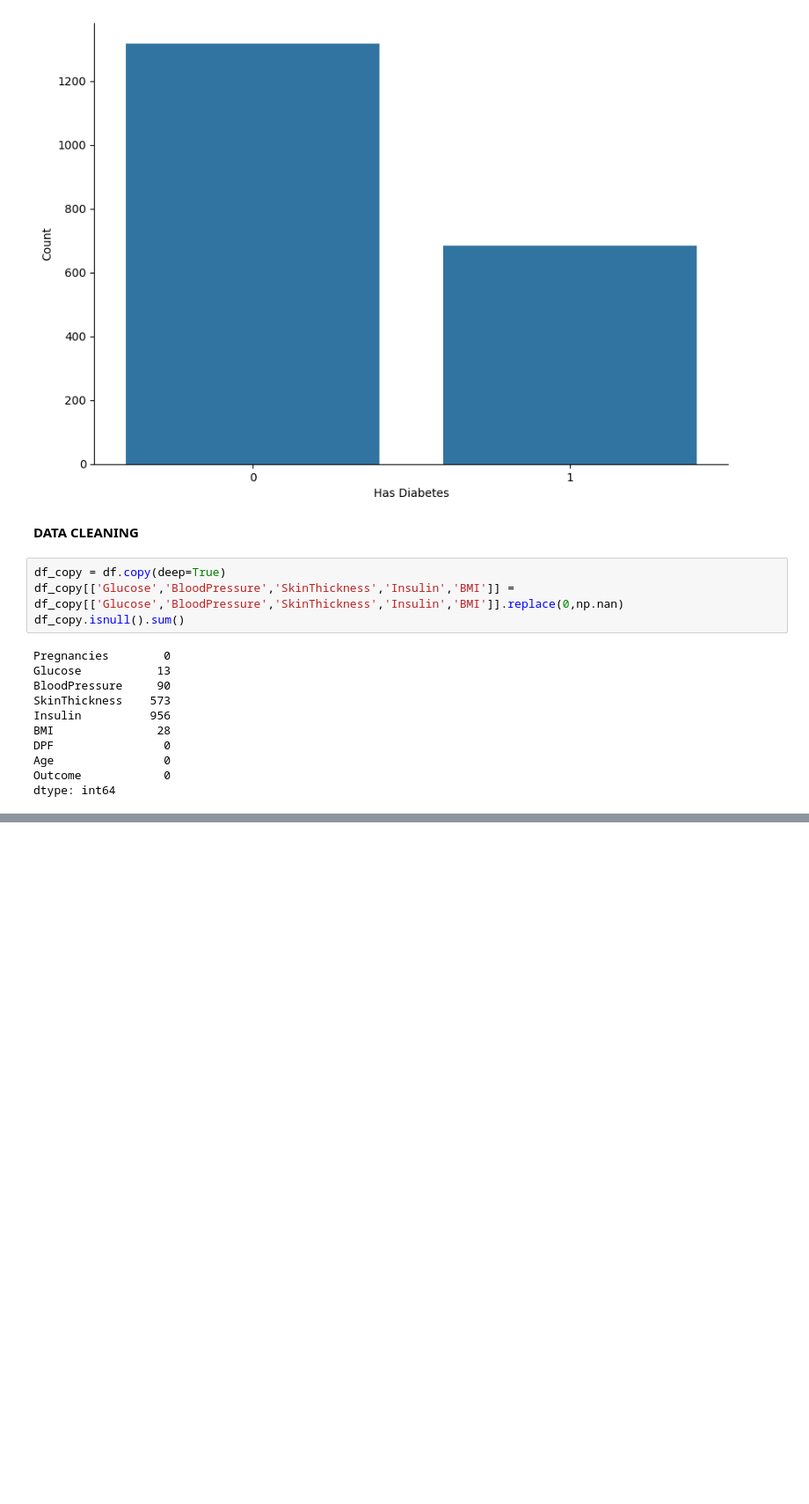
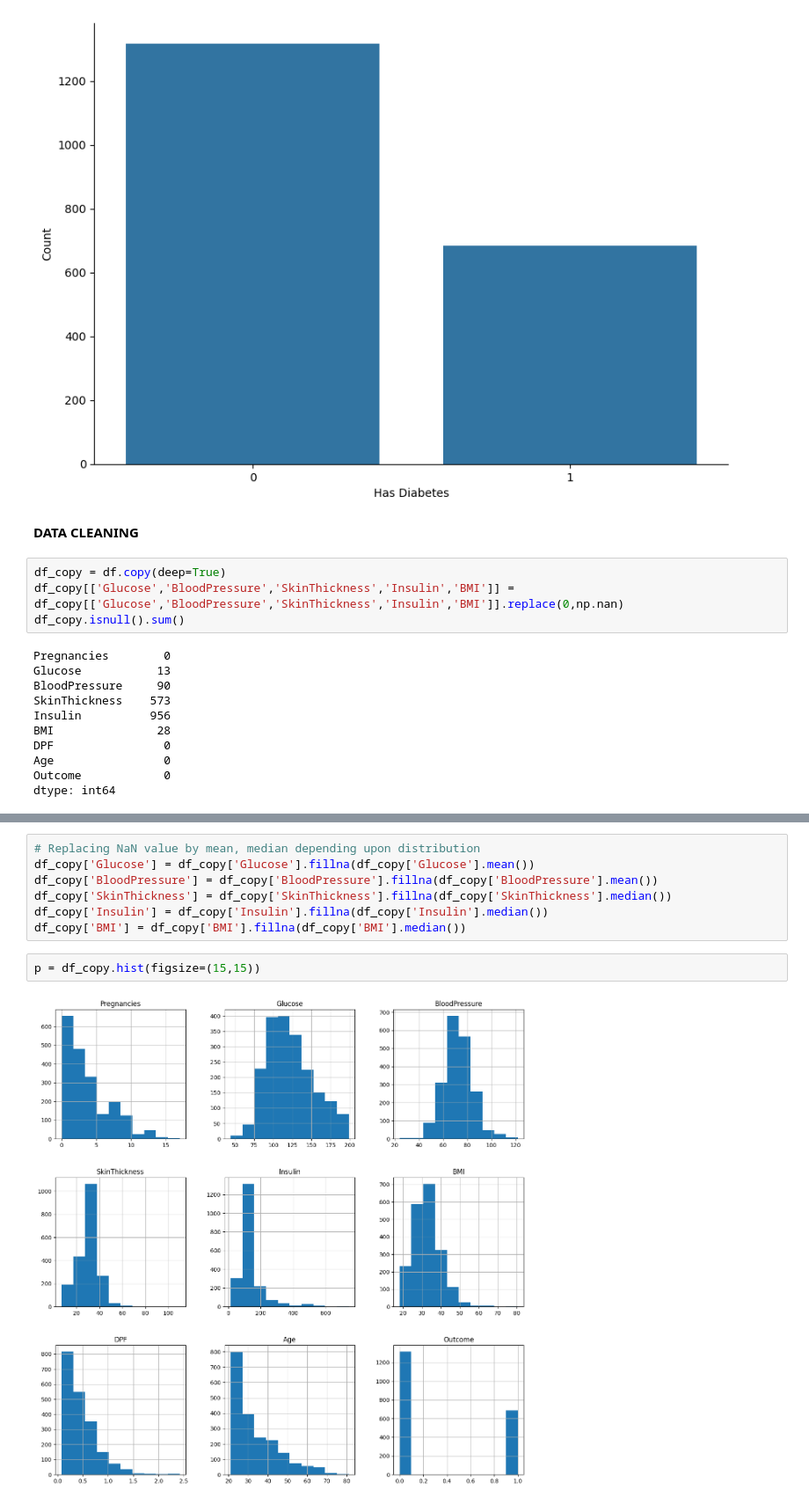
Before and after one commit to SujithGowdru/Diabetes-Prediction-Project, a Jupyter notebook: Diabetes Classification.ipynb, the cells around one changed output, grey strips where cells are left out. Shown at 88% size. Drawn from its saved outputs; the diff is of its cells as text; blank space fills up the shorter version.

```diff
--- a/Diabetes Classification.ipynb
+++ b/Diabetes Classification.ipynb
@@ -132,0 +135,11 @@ dtype: int64
+# %%
+# Replacing NaN value by mean, median depending upon distribution
+df_copy['Glucose'] = df_copy['Glucose'].fillna(df_copy['Glucose'].mean())
+df_copy['BloodPressure'] = df_copy['BloodPressure'].fillna(df_copy['BloodPressure'].mean())
+df_copy['SkinThickness'] = df_copy['SkinThickness'].fillna(df_copy['SkinThickness'].median())
+df_copy['Insulin'] = df_copy['Insulin'].fillna(df_copy['Insulin'].median())
+df_copy['BMI'] = df_copy['BMI'].fillna(df_copy['BMI'].median())
+# %%
+p = df_copy.hist(figsize=(15,15))
+# %% [output]
+[figure, added]
```
Also changed, not shown: parts of 24 cells of this notebook.
